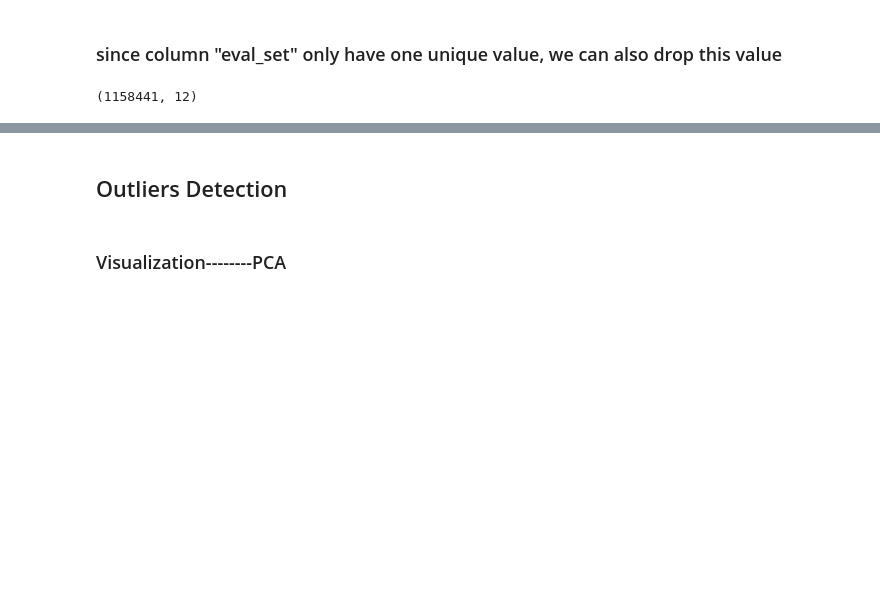
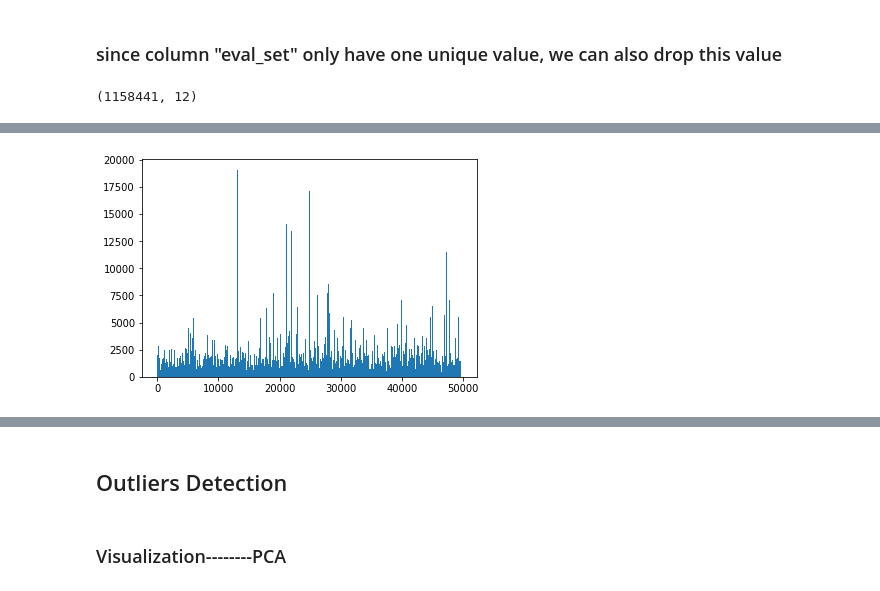
Before and after one commit to ireydiak/fraud_detection, a Jupyter notebook: TP2/Wanlin/preprocessing.ipynb, the cells around one changed output, grey strips where cells are left out. Cells and saved outputs as stored; diff of their text form; code cells hidden in the pictures; blank space fills up the shorter version.

```diff
--- a/TP2/Wanlin/preprocessing.ipynb
+++ b/TP2/Wanlin/preprocessing.ipynb
@@ -148,0 +154,2 @@ df_merge.to_csv('df_merge.csv', index=False)
+# %%
+data = pd.read_csv("df_merge.csv")
@@ -148,0 +189,6 @@ df_merge.to_csv('df_merge.csv', index=False)
+# %%
+%matplotlib inline
+plt.hist(data['product_id'],bins=500)
+plt.show()
+# %% [output]
+[figure, added]
```
Also changed, not shown: parts of 19 cells of this notebook, 2 other files.
